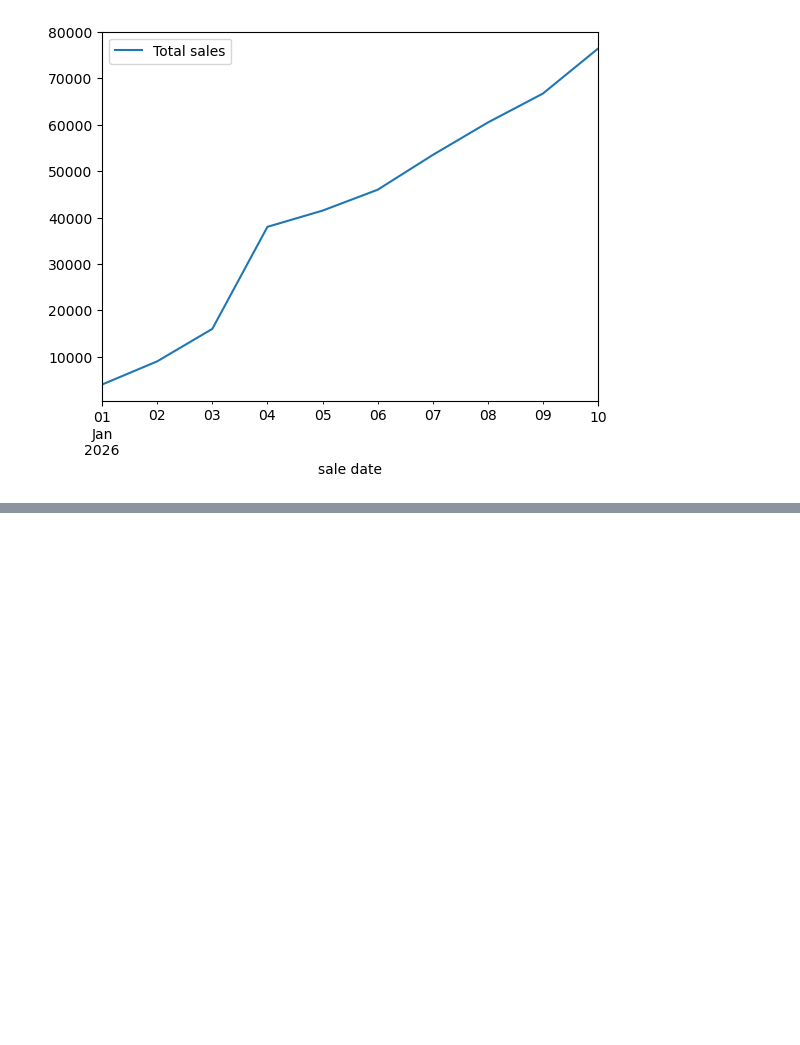
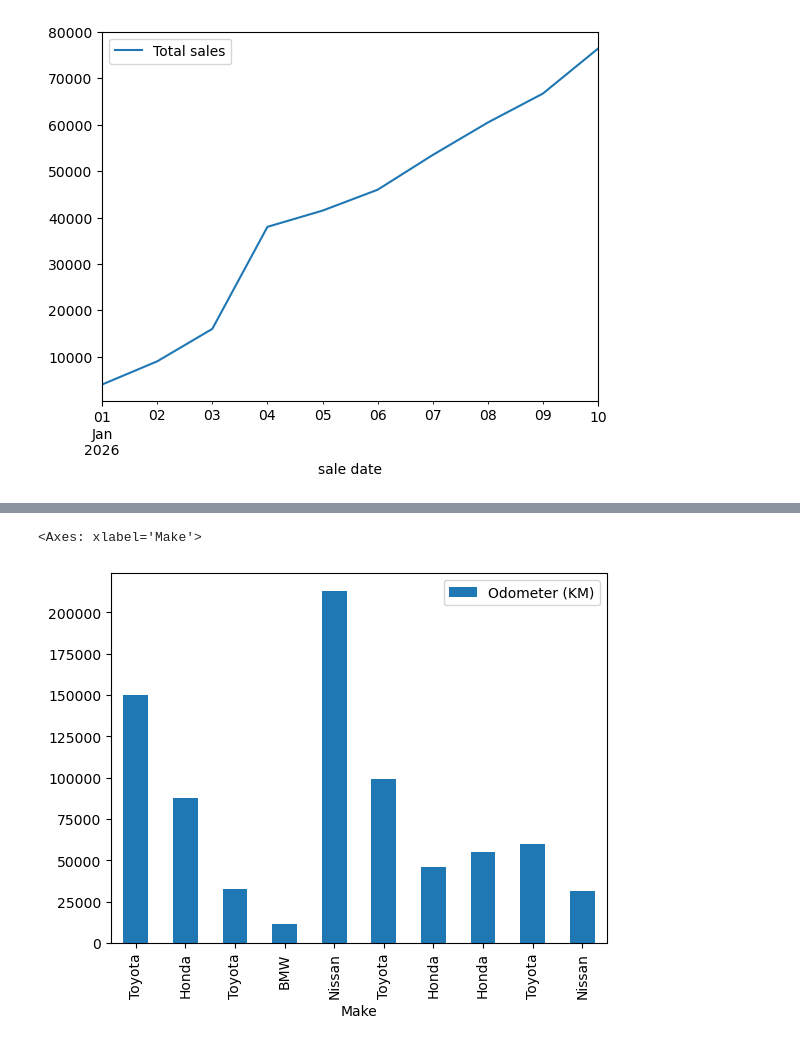
Before and after one commit to adityapaul26/ml, a Jupyter notebook: Introduction to matplotlib.ipynb, the cells around one changed output, grey strips where cells are left out. Drawn from its saved outputs; the diff is of its cells as text; code cells hidden in the pictures; blank space fills up the shorter version.

```diff
--- a/Introduction to matplotlib.ipynb
+++ b/Introduction to matplotlib.ipynb
@@ -318,0 +335,5 @@ df.plot.bar()
+# %%
+car_sales.plot(x = "Make" , y = "Odometer (KM)",kind = "bar") # specify the type of plot using kind="bar" or "scatter" etc
+# %% [output]
+<Axes: xlabel='Make'>
+[figure, added]
```
Also changed, not shown: parts of 13 cells of this notebook, 1 other file.
